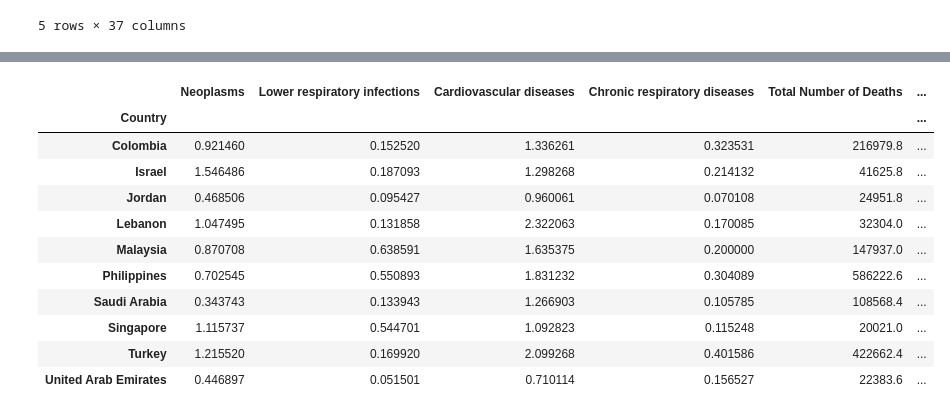
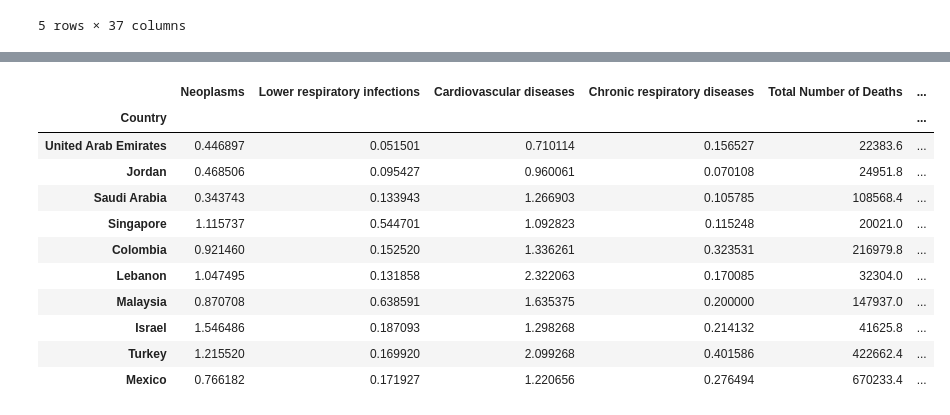
Before and after one commit to TanishaCooper/projectone_groupfour, a Jupyter notebook: HealthcarePy/test.ipynb, the cells around one changed output, grey strips where cells are left out. Drawn from its saved outputs; the diff is of its cells as text; code cells hidden in the pictures.

```diff
--- a/HealthcarePy/test.ipynb
+++ b/HealthcarePy/test.ipynb
@@ -67,7 +66,6 @@ code = year_df.loc[year_df["Code"].notnull()]
 
 code = code.set_index('Code')
 code = code.drop(drop)
-code.reset_index()
-
+code = code.reset_index(drop=False)
 
 # code.sort_values('Total Number of Deaths', ascending=False, inplace=False)
@@ -224,0 +133,14 @@ plt.savefig('Output/life_expectancy_vs_health_spending.png')
+# %%
+grouped_df = clean_df.groupby('Country').mean()
+grouped_df = grouped_df.drop(columns='Year')
+grouped_df = grouped_df.reset_index()
+grouped_df = grouped_df.sort_values(by='Total Death Rate', axis=0, ascending=False)
+# %%
+life_expect = grouped_df['Life Expectancy at birth']
+spend = grouped_df["Total expenditure (% GDP)"]
+hci = grouped_df["Health Care Index"]
+tdr = grouped_df['Total Death Rate']
+
+#Calculate spending per person
+grouped_df['GDP spent on Health ($ per person)'] = grouped_df['GDP per capita ($)'] * (grouped_df['Total expenditure (% GDP)']/100)
+spend_per_person = grouped_df['GDP spent on Health ($ per person)']
@@ -225,7 +208,7 @@ plt.savefig('Output/life_expectancy_vs_health_spending.png')
 # %%
 # Countries with highest and lowest death rates
-new_df.sort_values(by=['Total Death Rate'], inplace=True, ascending=False)
-death_rate_sort = new_df['Country'].unique()
+grouped_df.sort_values(by=['Total Death Rate'], inplace=True, ascending=False)
+death_rate_sort = grouped_df['Country'].unique()
 most_deaths = death_rate_sort[0:10]
 least_deaths = death_rate_sort[-11:-1]
 print(most_deaths)
@@ -283,28 +267,29 @@ plt.savefig('Output/leading_cause_death_in_deadliest_countries_horizontal.png')
 # %%
 # Filtering by countries with lowest death rates per capita
-least_deaths_df = clean_df[clean_df["Country"].isin(least_deaths)]
-ld = least_deaths_df.groupby('Country').mean()
-ld = ld.drop('Year',1)
+least_deaths_df = grouped_df[grouped_df["Country"].isin(least_deaths)]
+ld = least_deaths_df.groupby('Country').mean().sort_values(by='Total Death Rate')
 
 # Convert cause of death values to per capita values (per 1000)
-ld_pop = pd.Series(ld['Population'])
+ld_pop = ld['Population']
+
 # Isolate desired values to calculate
 cause_ld = ld.iloc[:,0:4]
-cause_ld
+
 # Divide values, then place back into df
 j = cause_ld.div(ld_pop, axis = 0)*1000
 ld.iloc[:,0:4] = j
+ld = ld.sort_values(by='Total Death Rate', ascending=True)
 ld
 # %% [output]
 |  | Neoplasms | Lower respiratory infections | Cardiovascular diseases | Chronic respiratory diseases | Total Number of Deaths | ... |
 | Country |  |  |  |  |  | ... |
+| United Arab Emirates | 0.446897 | 0.051501 | 0.710114 | 0.156527 | 22383.6 | ... |
+| Jordan | 0.468506 | 0.095427 | 0.960061 | 0.070108 | 24951.8 | ... |
+| Saudi Arabia | 0.343743 | 0.133943 | 1.266903 | 0.105785 | 108568.4 | ... |
+| Singapore | 1.115737 | 0.544701 | 1.092823 | 0.115248 | 20021.0 | ... |
 | Colombia | 0.921460 | 0.152520 | 1.336261 | 0.323531 | 216979.8 | ... |
-| Israel | 1.546486 | 0.187093 | 1.298268 | 0.214132 | 41625.8 | ... |
-| Jordan | 0.468506 | 0.095427 | 0.960061 | 0.070108 | 24951.8 | ... |
 | Lebanon | 1.047495 | 0.131858 | 2.322063 | 0.170085 | 32304.0 | ... |
 | Malaysia | 0.870708 | 0.638591 | 1.635375 | 0.200000 | 147937.0 | ... |
-| Philippines | 0.702545 | 0.550893 | 1.831232 | 0.304089 | 586222.6 | ... |
-| Saudi Arabia | 0.343743 | 0.133943 | 1.266903 | 0.105785 | 108568.4 | ... |
-| Singapore | 1.115737 | 0.544701 | 1.092823 | 0.115248 | 20021.0 | ... |
+| Israel | 1.546486 | 0.187093 | 1.298268 | 0.214132 | 41625.8 | ... |
 | Turkey | 1.215520 | 0.169920 | 2.099268 | 0.401586 | 422662.4 | ... |
-| United Arab Emirates | 0.446897 | 0.051501 | 0.710114 | 0.156527 | 22383.6 | ... |
+| Mexico | 0.766182 | 0.171927 | 1.220656 | 0.276494 | 670233.4 | ... |
```
Also changed, not shown: parts of 28 cells of this notebook, 9 other files.
